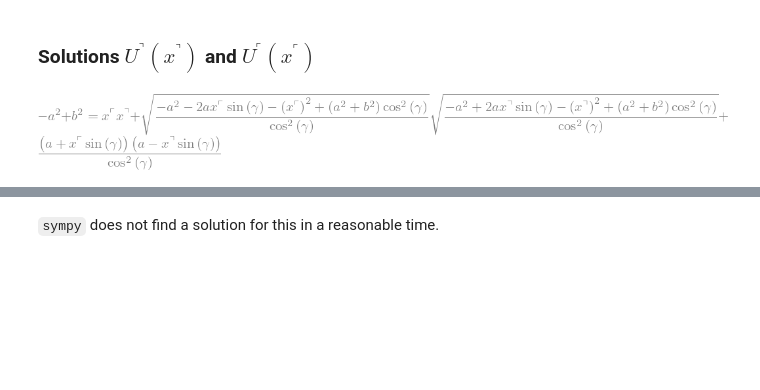
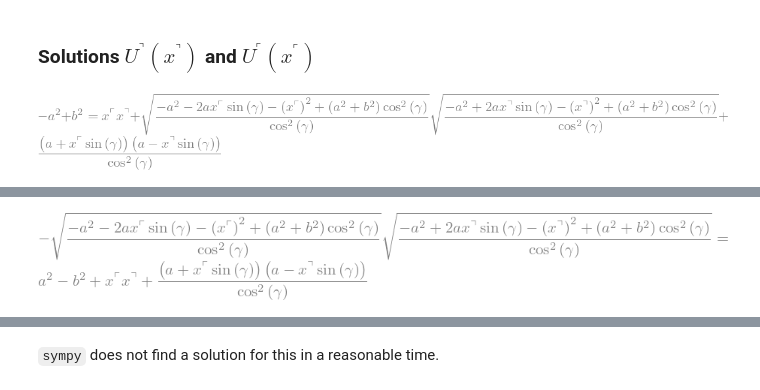
Before and after one commit to bmcs-group/bmcs_shell, a Jupyter notebook: bmcs_shell/folding/wb_cell_lab.ipynb, the cells around one changed output, grey strips where cells are left out. Saved outputs shown, nothing was run; the diff lists cells and outputs as text; code cells hidden in the pictures; blank space fills up the shorter version.

```diff
--- a/bmcs_shell/folding/wb_cell_lab.ipynb
+++ b/bmcs_shell/folding/wb_cell_lab.ipynb
@@ -130,0 +141,5 @@ Eq_UOU_x
+# %%
+Eq_UOU_x_rearr = sp.Eq( -Eq_UOU_x.args[1].args[1], -Eq_UOU_x.args[0] + Eq_UOU_x.args[1].args[0] + Eq_UOU_x.args[1].args[2] )
+Eq_UOU_x_rearr
+# %% [output]
+[figure, added]
```
Also changed, not shown: parts of 18 cells of this notebook.
